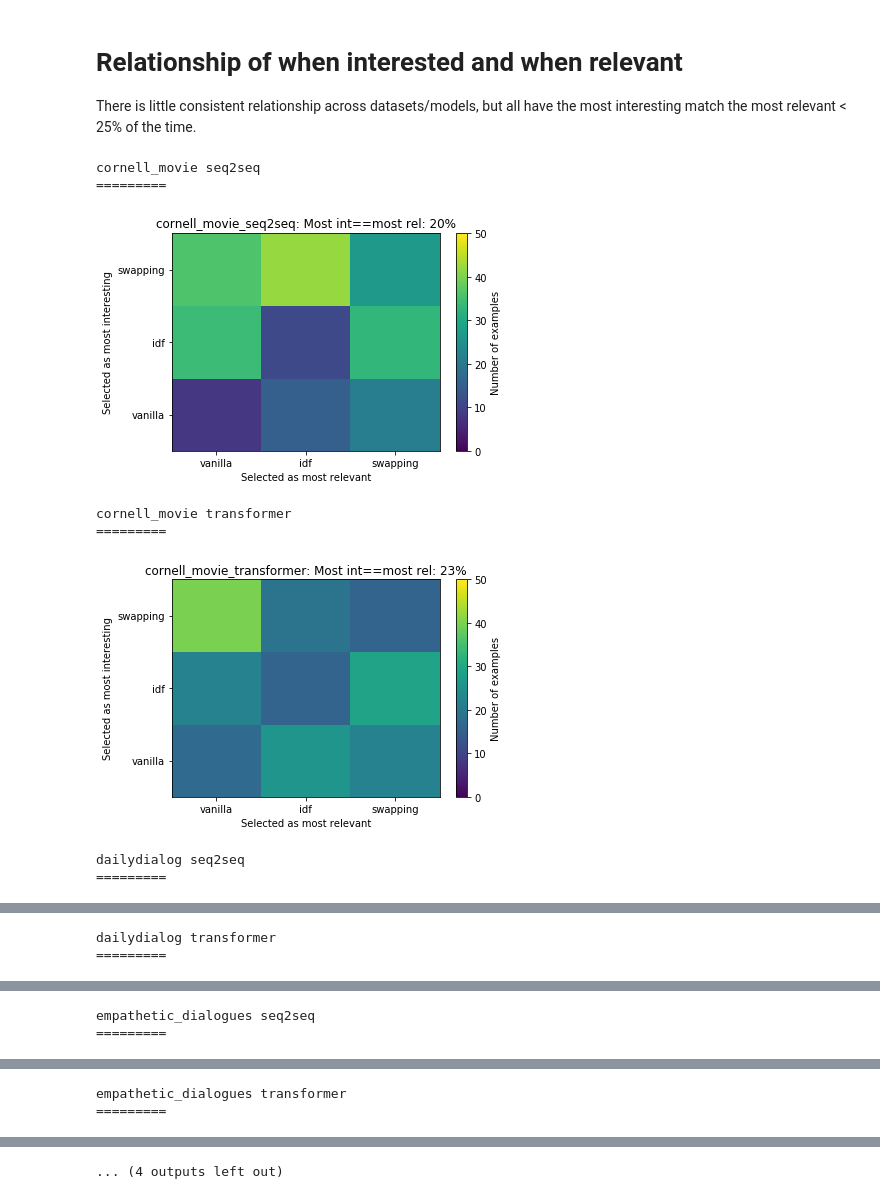
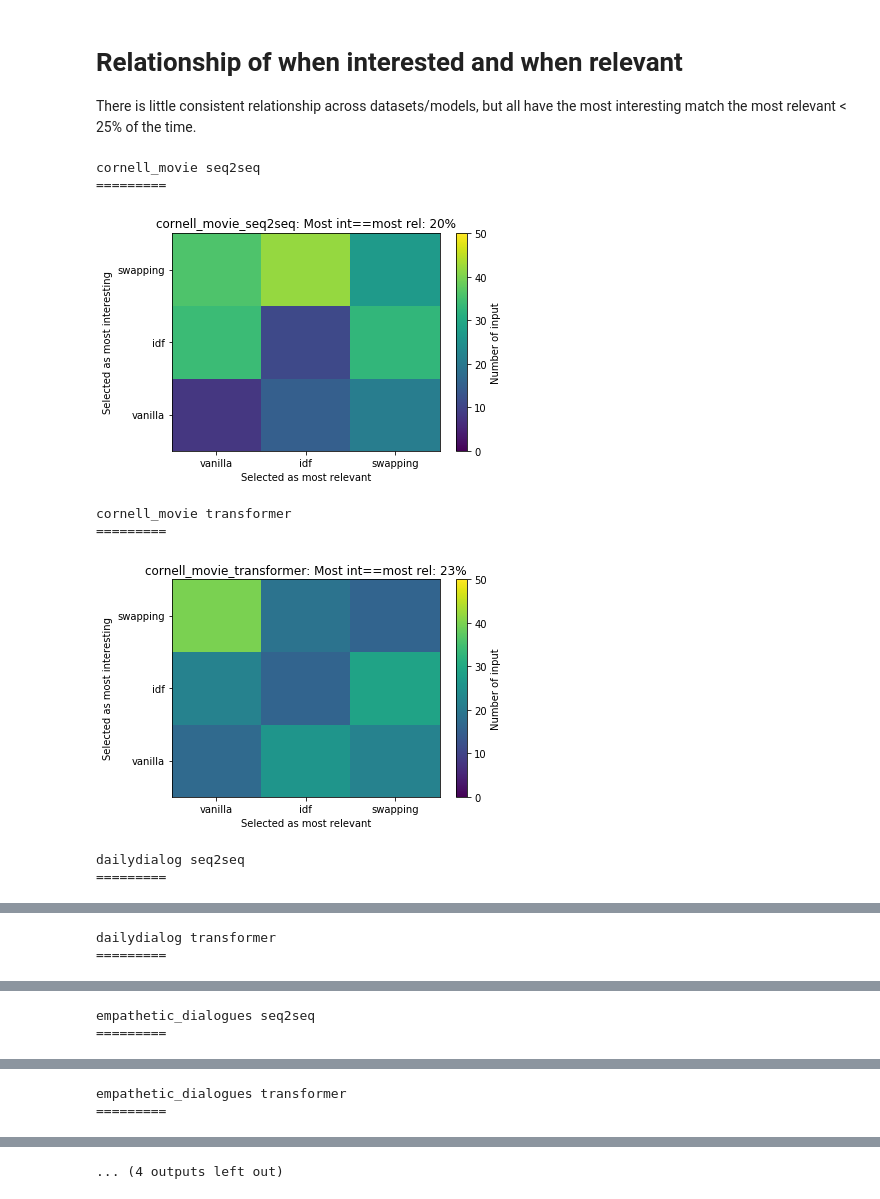
Before and after one commit to odemasi/ParlAI, a Jupyter notebook: evaluation/Explore_turk_results_v2.ipynb, the cells around one changed output, grey strips where cells are left out. Drawn from its saved outputs; the diff is of its cells as text; code cells hidden in the pictures.

```diff
--- a/evaluation/Explore_turk_results_v2.ipynb
+++ b/evaluation/Explore_turk_results_v2.ipynb
@@ -124,7 +124,7 @@ for i in turk_df.index:
 
         option_to_method = {}
         method_to_rank = {}
-#         method_to_resp = {}
+        method_to_resp = {}
 #         method_to_gram = {}
         for option in range(1, 4):
             model_pieces = row['Input.model_%s_%s' % (option, ex)].split(' ')
@@ -142,7 +142,7 @@ for i in turk_df.index:
             option_to_method[option] = method
             method_to_rank[method] = row['Answer.rank_%s_%s' % (ex, option)]
 
-#             method_to_resp[method] = row['Input.resp_%s_%s' % (option, ex)]
+            method_to_resp[method] = row['Input.resp_%s_%s' % (option, ex)]
 #             method_to_gram[method] = np.isnan(row['Answer.gram_%s_%s' % (ex, option)])
 
         most_interesting = option_to_method[row['Answer.int_%s' % (ex,)]]
@@ -155,13 +155,16 @@ for i in turk_df.index:
 
         choice_df.append([hit_num, worker_id, dataset, model, most_interesting, most_relevant, \
                           message1, message2, none_int, none_rel] + \
-                         [method_to_rank[m] for m in method_order] )
+                         [method_to_rank[m] for m in method_order] + \
+                         [method_to_resp[m] for m in method_order]
+                        )
 
 choice_df = pd.DataFrame(choice_df, columns = ['hit_num', 'worker_id', 'dataset', 'model', \
                                                'most_int', 'most_rel', \
                                                'message1', 'message2', \
                                                'none_int', 'none_rel']\
-                                             + method_order)
+                                             + method_order \
+                                             + ['resp_%s' % m for m in method_order])
 
 choice_df['context'] = choice_df['message1'] + choice_df['message2']
 # %%
@@ -189,6 +192,9 @@ Fraction of examples where none relevant: 0.08
 # Consider times model gets a rank (consider all input individually)
 If a method gets a majority of rank 1 votes (for best message overall), it's usually vanilla. Idf and swapping split places 2 and 3
 # %%
+colors = ['purple', 'grey', 'plum']
+
+
 for (dataset, model), setting_df in choice_df.groupby(['dataset', 'model']):
 
     some_relevant = ~setting_df['none_rel']
@@ -197,7 +203,6 @@ for (dataset, model), setting_df in choice_df.groupby(['dataset', 'model']):
     for name, df in [('all obs', setting_df),
                     ('w/o "none relevant"', setting_df[some_relevant])]:
 
-        colors = ['purple', 'grey', 'plum']
         N = float(df.shape[0])
 
         if name == 'all obs':
@@ -223,7 +228,7 @@ for (dataset, model), setting_df in choice_df.groupby(['dataset', 'model']):
         use_ax.legend()
         use_ax.set_ylim([0, 60])
         use_ax.set_title(name, fontsize=14)
-        use_ax.set_ylabel('Percent of examples', fontsize=14)
+        use_ax.set_ylabel('Percent of input', fontsize=14)
         use_ax.set_xlabel('Rank in order of "best response"', fontsize=14)
 
     plt.suptitle('%s %s' % (dataset, model), fontsize=14)
@@ -244,0 +249,22 @@ choice_df[:1]
+# %%
+colors = ['purple', 'grey', 'plum']
+
+for (dataset, model), setting_df in choice_df.groupby(['dataset', 'model']):
+
+    best_choice = []
+    for context, df in setting_df.groupby('context'):
+
+        rank_votes = (df[['vanilla', 'idf', 'swapping']] == 1).sum()
+        if rank_votes.max() >= 2:
+            best_choice.append(rank_votes[rank_votes == rank_votes.max()].index[0])
+
+    c = Counter(best_choice)
+    for i in range(len(method_order)):
+        plt.bar(i, c[method_order[i]], label=method_order[i], color=colors[i])
+
+    plt.xticks(np.arange(3))
+    plt.legend(loc='best')
+    plt.xlabel('number chosen for best overall', fontsize=20)
+    plt.ylabel('number ex. (with majority)', fontsize=20)
+    plt.title('%s %s' % (dataset, model))
+    plt.show()
@@ -285,34 +456,34 @@ There is little consistent relationship across datasets/models, but all have the
 # %%
 for (dataset, model), setting_df in choice_df.groupby(['dataset', 'model']):
 
     some_int_relevant = (~setting_df['none_rel']) & (~setting_df['none_int'])
     df = setting_df[some_int_relevant]
 
 
     print(dataset, model)
     print('=========')
     data_model_key = '%s_%s' % (dataset, model)
 
     cross_mat = np.NaN * np.zeros((len(method_order), len(method_order)))
     for i, m1 in enumerate(method_order):
         for j, m2 in enumerate(method_order):
             cross_mat[i,j] = np.sum((df['most_int'] == m1) & (df['most_rel'] == m2))
 
     plt.pcolor(cross_mat, vmin=0, vmax=50)
     plt.xticks(.5 + np.arange(len(method_order)), method_order)
     plt.yticks(.5 + np.arange(len(method_order)), method_order)
     plt.xlabel('Selected as most relevant')
     plt.ylabel('Selected as most interesting')
-    plt.colorbar(label='Number of examples')
+    plt.colorbar(label='Number of input')
     ind = np.arange(len(method_order))
     plt.title('%s: Most int==most rel: %d%%' % (data_model_key, 100.0*np.sum(cross_mat[ind,ind])/np.sum(cross_mat)))
     plt.show()
 # %% [output]
 cornell_movie seq2seq
 =========
-[figure, old version]
+[figure, new version]
 cornell_movie transformer
 =========
-[figure, old version]
+[figure, new version]
 dailydialog seq2seq
 =========
```
Also changed, not shown: parts of 12 cells of this notebook.
